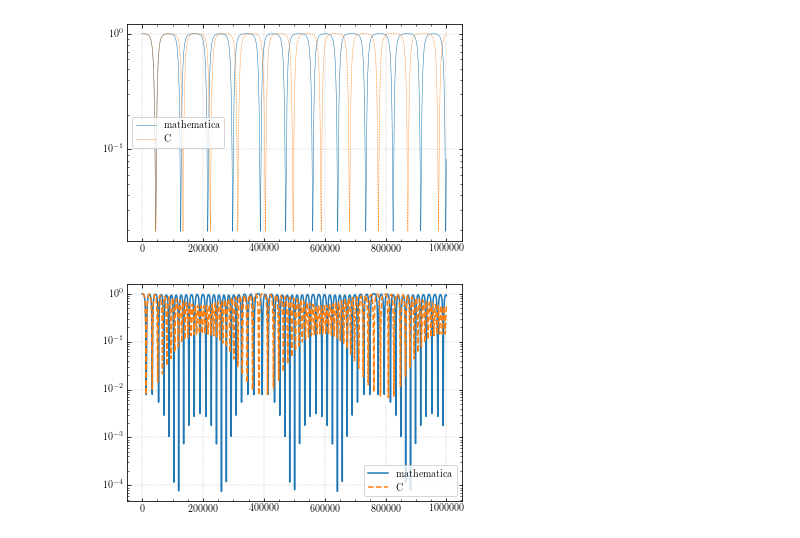
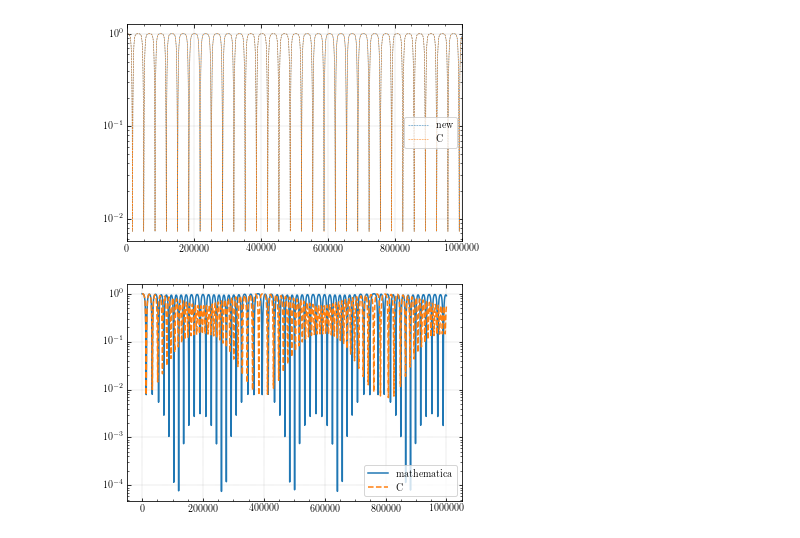
Before and after one commit to YihanWangAstro/Secular, a Jupyter notebook: draw_compare.ipynb, the cells around one changed output. Saved outputs shown, nothing was run; the diff lists cells and outputs as text; code cells hidden in the pictures.

```diff
--- a/draw_compare.ipynb
+++ b/draw_compare.ipynb
@@ -63,19 +63,21 @@ def load_std(name):
     return {'t':t,'e1':e}
 def draw_compare(d1,d2):
     fig = plt.figure()
-    plt.plot(d1['t'],1-d1['e1'],label='mathematica',lw=0.5)
-    plt.plot(d2['t'],1-np.sqrt((d2['e1']**2).sum(axis=1)),label='C',ls='--',lw=0.5)
+    #plt.plot(d1['t'],1-d1['e1'],label='mathematica',lw=0.5)
+    plt.plot(d2['t'],1-np.sqrt((d2['e1']**2).sum(axis=1)),label='new',ls='--',lw=0.5)
+    plt.plot(d1['t'],1-np.sqrt((d1['e1']**2).sum(axis=1)),label='C',ls='--',lw=0.5)
     plt.yscale('log')
-    #plt.xlim([0,3e7])
+    plt.xlim([0,1e6])
     plt.legend()
     plt.savefig('test.png',bbox_inches = 'tight',dpi=300)
 # %%
-data = load_secular('test3/trajectory_1.txt')
-std = load_std('example1/eccentricity.txt')
+data = load_secular('test/trajectory_1.txt')
+std = load_secular('test/trajectory_0.txt')
+#std = load_std('tes/eccentricity.txt')
 
 draw_compare(std,data)
 # %% [output]
-[figure, old version]
+[figure, new version]
 # %%
 data = load_secular('test2/trajectory_1.txt')
 std = load_std('example2/eccentricity.txt')
```
Also changed, not shown: 4 other files.
